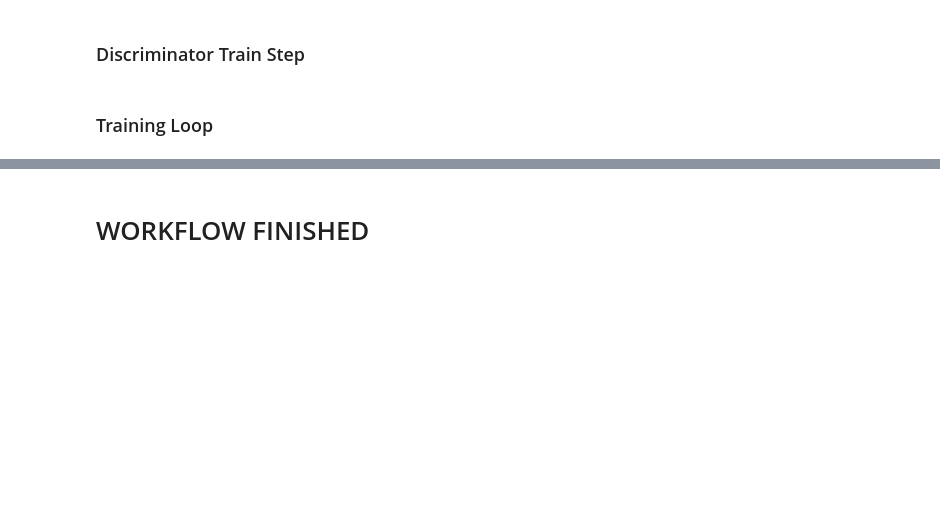
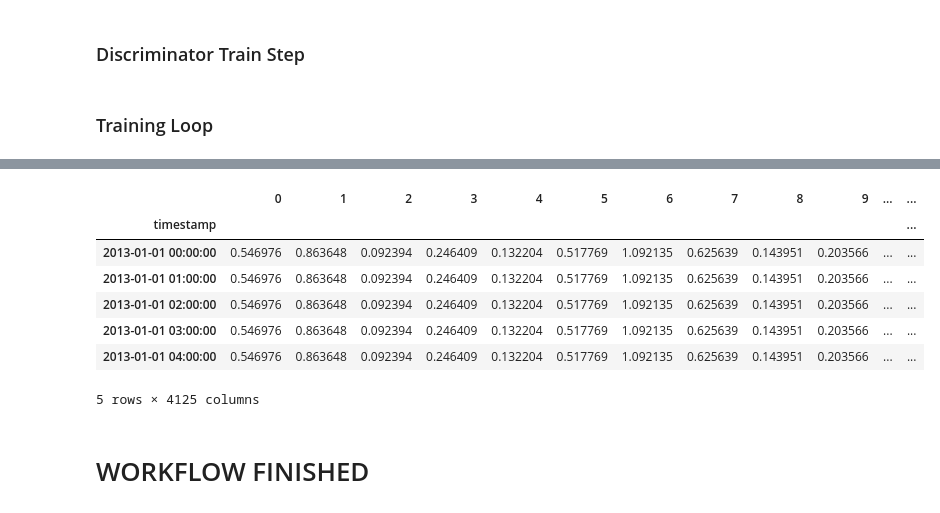
Before and after one commit to balintdecsi/synthetic-haribros-watts-up, a Jupyter notebook: 4.1v2_TimeGAN_workflow.ipynb, the cells around one changed output, grey strips where cells are left out. Drawn from its saved outputs; the diff is of its cells as text; code cells hidden in the pictures; blank space fills up the shorter version.

```diff
--- a/4.1v2_TimeGAN_workflow.ipynb
+++ b/4.1v2_TimeGAN_workflow.ipynb
@@ -385,0 +568,11 @@ log_dir
+# %%
+generated_df_2013.head()
+# %% [output]
+|  | 0 | 1 | 2 | 3 | 4 | 5 | 6 | 7 | 8 | 9 | ... | ... |
+| timestamp |  |  |  |  |  |  |  |  |  |  |  | ... |
+| 2013-01-01 00:00:00 | 0.546976 | 0.863648 | 0.092394 | 0.246409 | 0.132204 | 0.517769 | 1.092135 | 0.625639 | 0.143951 | 0.203566 | ... | ... |
+| 2013-01-01 01:00:00 | 0.546976 | 0.863648 | 0.092394 | 0.246409 | 0.132204 | 0.517769 | 1.092135 | 0.625639 | 0.143951 | 0.203566 | ... | ... |
+| 2013-01-01 02:00:00 | 0.546976 | 0.863648 | 0.092394 | 0.246409 | 0.132204 | 0.517769 | 1.092135 | 0.625639 | 0.143951 | 0.203566 | ... | ... |
+| 2013-01-01 03:00:00 | 0.546976 | 0.863648 | 0.092394 | 0.246409 | 0.132204 | 0.517769 | 1.092135 | 0.625639 | 0.143951 | 0.203566 | ... | ... |
+| 2013-01-01 04:00:00 | 0.546976 | 0.863648 | 0.092394 | 0.246409 | 0.132204 | 0.517769 | 1.092135 | 0.625639 | 0.143951 | 0.203566 | ... | ... |
+5 rows × 4125 columns
```
Also changed, not shown: parts of 34 cells of this notebook.
